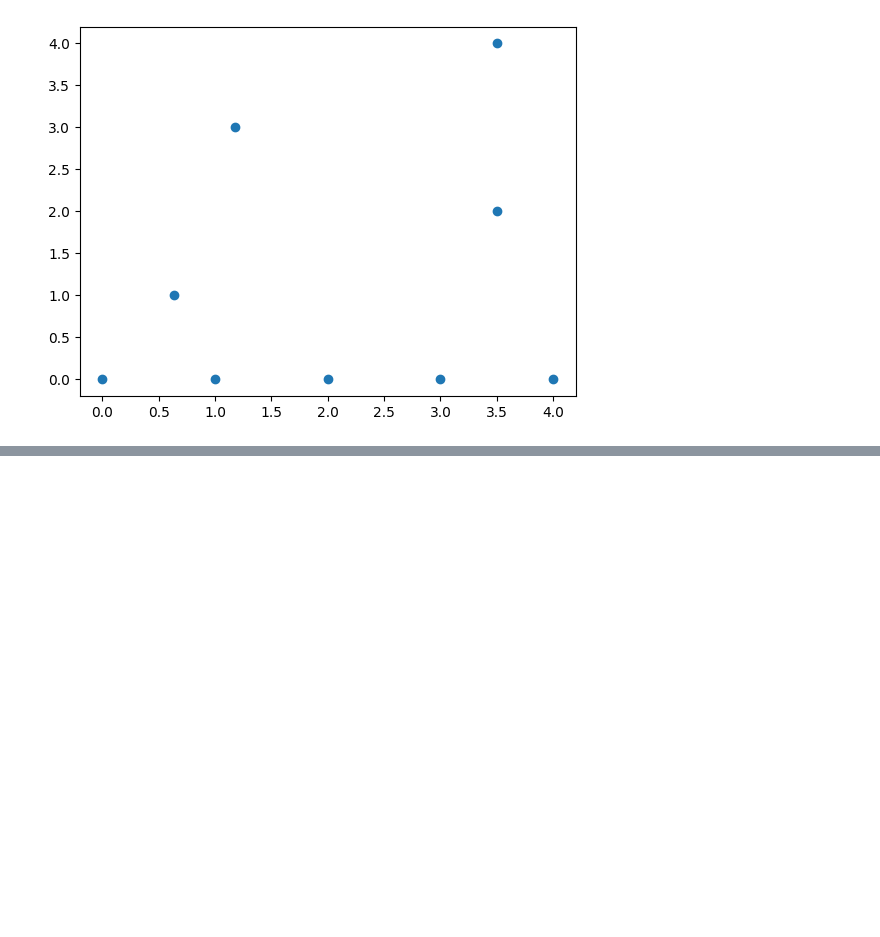
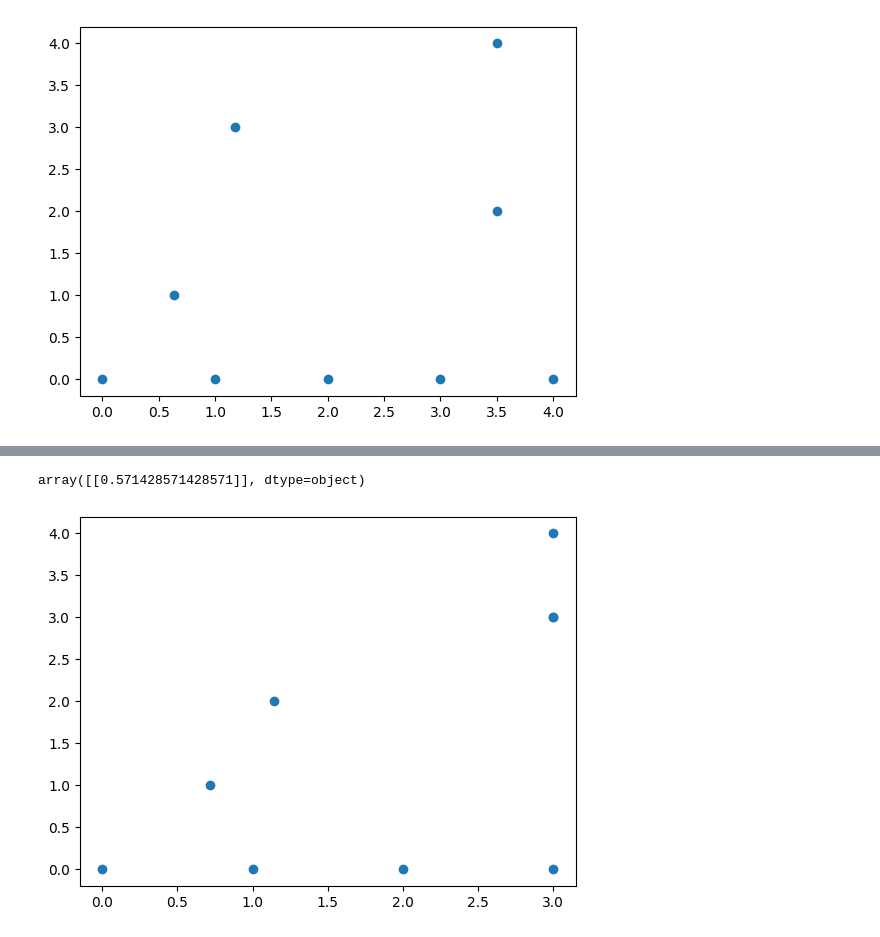
Before and after one commit to osmond-lab/sparg, a Jupyter notebook: chopping_args.ipynb, the cells around one changed output, grey strips where cells are left out. Cells and saved outputs as stored; diff of their text form; code cells hidden in the pictures; blank space fills up the shorter version.

```diff
--- a/chopping_args.ipynb
+++ b/chopping_args.ipynb
@@ -391,3 +384,38 @@ plt.scatter(locs, times)
 plt.show()
 # %% [output]
 [figure]
+# %%
+tables = tskit.TableCollection(sequence_length=1e3)
+
+individuals_table = tables.individuals
+individuals_table.add_row()
+individuals_table.add_row()
+individuals_table.add_row()
+individuals_table.add_row()
+
+node_table = tables.nodes
+node_table.add_row(flags=tskit.NODE_IS_SAMPLE, individual=0)  # Node 0
+node_table.add_row(flags=tskit.NODE_IS_SAMPLE, individual=1)  # Node 1
+node_table.add_row(flags=tskit.NODE_IS_SAMPLE, individual=2)  # Node 2
+node_table.add_row(flags=tskit.NODE_IS_SAMPLE, individual=3)  # Node 3
+node_table.add_row(time=1, flags=0)  # Node 4
+node_table.add_row(time=2, flags=0)  # Node 5
+node_table.add_row(time=3, flags=msprime.NODE_IS_RE_EVENT)  # Node 6
+node_table.add_row(time=3, flags=msprime.NODE_IS_RE_EVENT)  # Node 7
+node_table.add_row(time=4, flags=0)  # Node 8
+
+edge_table = tables.edges
+edge_table.add_row(left=0, right=1e3, parent=4, child=0)
+edge_table.add_row(left=0, right=1e3, parent=4, child=1)
+edge_table.add_row(left=0, right=1e3, parent=5, child=2)
+edge_table.add_row(left=0, right=1e3, parent=5, child=4)
+edge_table.add_row(left=0, right=500, parent=6, child=3)
+edge_table.add_row(left=500, right=1e3, parent=7, child=3)
+edge_table.add_row(left=0, right=1e3, parent=8, child=6)
+edge_table.add_row(left=0, right=500, parent=8, child=7)
+
+ts = tables.tree_sequence()
+
+node_locations = {0:[0], 1:[1], 2:[2], 3:[3]}
+
+viz.D3ARG(ts=ts).draw(edge_type="ortho")
@@ -393,0 +424,16 @@ plt.show()
+# %%
+dispersal_rate, cov_mat, paths, locations, variances = sparg.estimate_spatial_parameters(ts=ts, locations_of_individuals=node_locations, return_ancestral_node_positions=[0,1,2,3,4,5,6,7,8])
+# %%
+dispersal_rate
+# %% [output]
+array([[0.571428571428571]], dtype=object)
+# %%
+times = []
+locs = []
+for node in locations:
+    times.append(ts.node(node).time)
+    locs.append(locations[node])
+plt.scatter(locs, times)
+plt.show()
+# %% [output]
+[figure, added]
```
Also changed, not shown: parts of 24 cells of this notebook.
